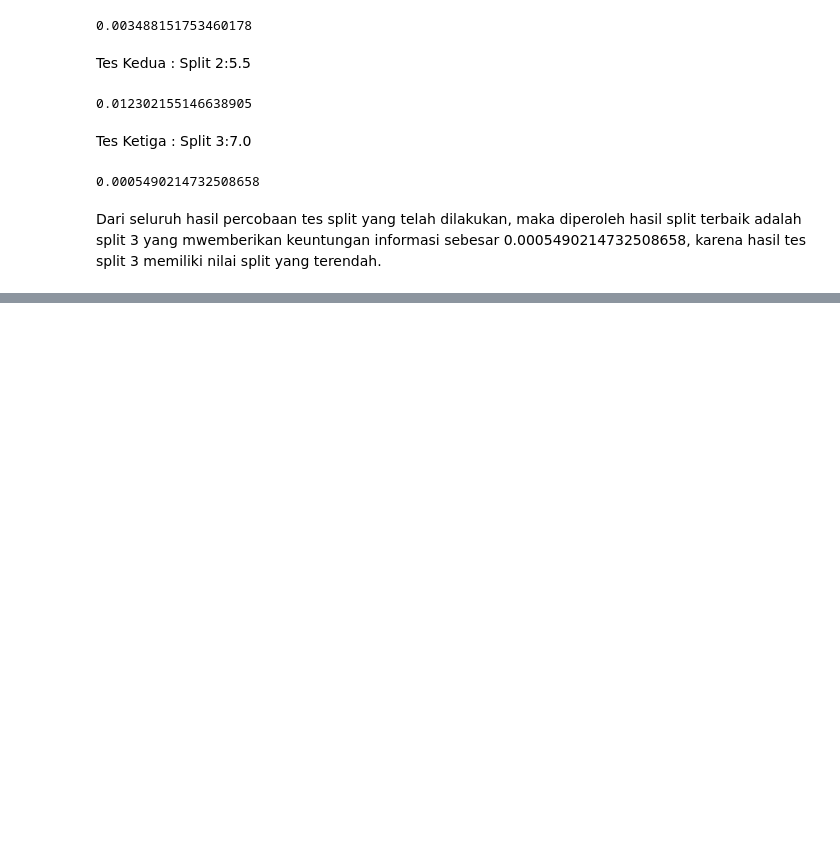
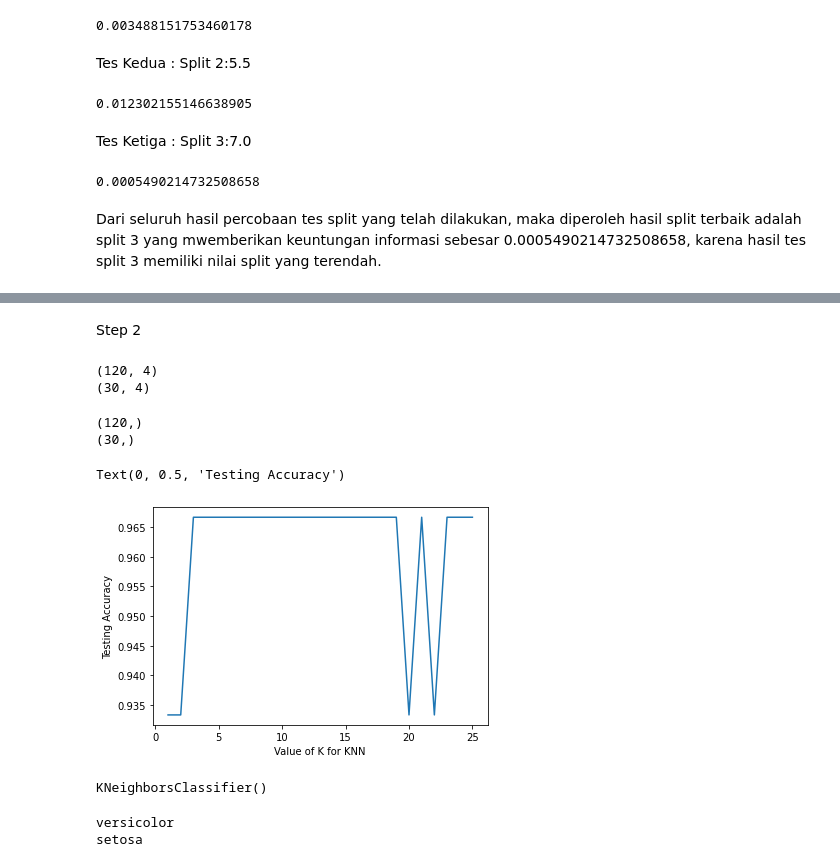
Before and after one commit to bintangradityaputra/Data-Mining, a Jupyter notebook: _sources/TUGAS.ipynb, the cells around one changed output, grey strips where cells are left out. Cells and saved outputs as stored; diff of their text form; code cells hidden in the pictures; blank space fills up the shorter version.

```diff
--- a/_sources/TUGAS.ipynb
+++ b/_sources/TUGAS.ipynb
@@ -506,0 +512,3 @@ Dari seluruh hasil percobaan tes split yang telah dilakukan, maka diperoleh hasi
+# %%
+# create bunch object something iris dataset and its attributes
+iris = load_iris()
@@ -506,0 +570,67 @@ Dari seluruh hasil percobaan tes split yang telah dilakukan, maka diperoleh hasi
+# %% [markdown]
+Step 2
+# %%
+# splitting the data into training and test sets (80:20)
+from sklearn.model_selection import train_test_split
+x = iris.data
+y = iris.target
+x_train, x_test, y_train, y_test = train_test_split(x, y, test_size=0.2, random_state=4)
+# %%
+# shape of train and test objects
+print(x_train.shape)
+print(x_test.shape)
+# %% [output]
+(120, 4)
+(30, 4)
+# %%
+# shape of new y objects
+print(y_train.shape)
+print(y_test.shape)
+# %% [output]
+(120,)
+(30,)
+# %%
+# import the KNeighborsClassifier class from sklearn
+from sklearn.neighbors import KNeighborsClassifier
+# import metrics model to check tthe accuracy
+from sklearn import metrics
+
+# try running from k=1 through 25 and record testing accuracy
+k_range = range (1, 26)
+scores = {}
+scores_list = []
+for k in k_range:
+  knn = KNeighborsClassifier(n_neighbors=k)
+  knn.fit(x_train, y_train)
+  y_pred = knn.predict(x_test)
+  scores[k] = metrics.accuracy_score(y_test, y_pred)
+  scores_list.append(metrics.accuracy_score(y_test, y_pred))
+# %%
+%matplotlib inline
+import matplotlib.pyplot as plt
+
+# plot the relathionship between K and the testing accuracy
+plt.plot(k_range, scores_list)
+plt.xlabel('Value of K for KNN')
+plt.ylabel('Testing Accuracy')
+# %% [output]
+Text(0, 0.5, 'Testing Accuracy')
+[figure, added]
+# %%
+knn = KNeighborsClassifier(n_neighbors=5)
+knn.fit(x, y)
+# %% [output]
+KNeighborsClassifier()
+# %%
+classes = {0: 'setosa', 1:'versicolor', 2:'virginica'}
+
+# making prediction on some unseen data
+# predict for the below two random observations
+x_new = [[3, 4, 5, 2], [5, 4, 2, 2]]
+y_predict = knn.predict(x_new)
+
+print(classes[y_predict[0]])
+print(classes[y_predict[1]])
+# %% [output]
+versicolor
+setosa
```
Also changed, not shown: parts of 9 cells of this notebook, 4 other files.
